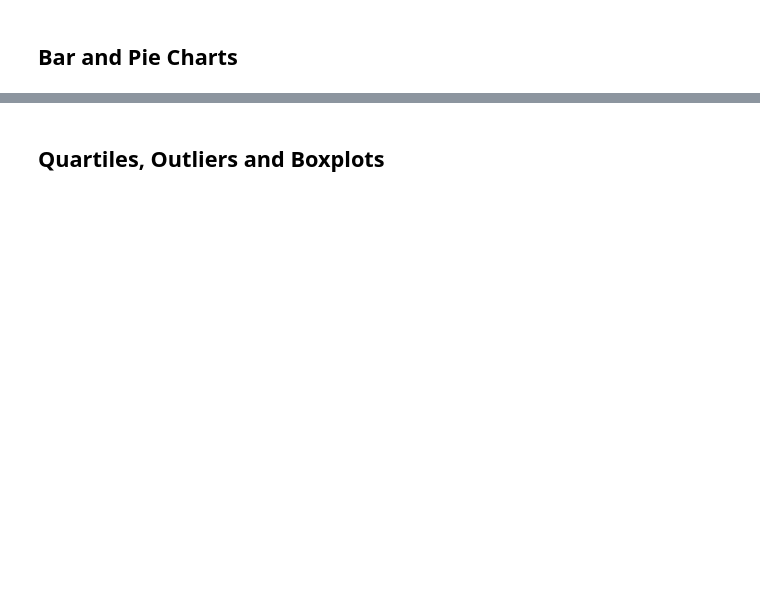
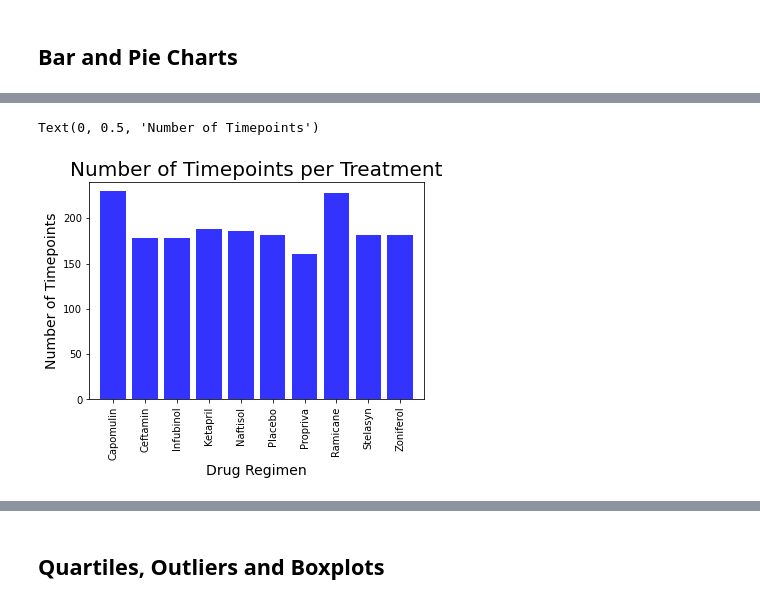
Before and after one commit to kfbienek/matplotlib-challenge, a Jupyter notebook: Pymaceuticals/pymaceuticals_starter.ipynb, the cells around one changed output, grey strips where cells are left out. Cells and saved outputs as stored; diff of their text form; code cells hidden in the pictures; blank space fills up the shorter version.

```diff
--- a/Pymaceuticals/pymaceuticals_starter.ipynb
+++ b/Pymaceuticals/pymaceuticals_starter.ipynb
@@ -127,2 +161,19 @@ KeyError: 'Drug Regimen'
+# %%
+# Generate a bar plot showing the total number of timepoints for all mice tested for each drug regimen using pyplot.
+
+tplist =(pydatacomplete.groupby(["Drug Regimen"])["Timepoint"].count()).tolist()
+tplist
+x_axis = np.arange(len(micetestedcount))
+plt.bar(x_axis, tplist, color='b', alpha=0.8, align='center')
+tick_locations = [value for value in x_axis]
+plt.xticks(tick_locations, ['Capomulin', 'Ceftamin', 'Infubinol', 'Ketapril', 'Naftisol', 'Placebo', 'Propriva', 'Ramicane', 'Stelasyn', 'Zoniferol'],  rotation='vertical')
+plt.xlim(-0.75, len(x_axis)-0.25)
+plt.ylim(0, max(tplist)+10)
+plt.title("Number of Timepoints per Treatment",fontsize = 20)
+plt.xlabel("Drug Regimen",fontsize = 14)
+plt.ylabel("Number of Timepoints",fontsize = 14)
+# %% [output]
+Text(0, 0.5, 'Number of Timepoints')
+[figure, added]
 # %%
 # Generate a pie plot showing the distribution of female versus male mice using Pandas
```
Also changed, not shown: parts of 19 cells of this notebook, 1 other file.
